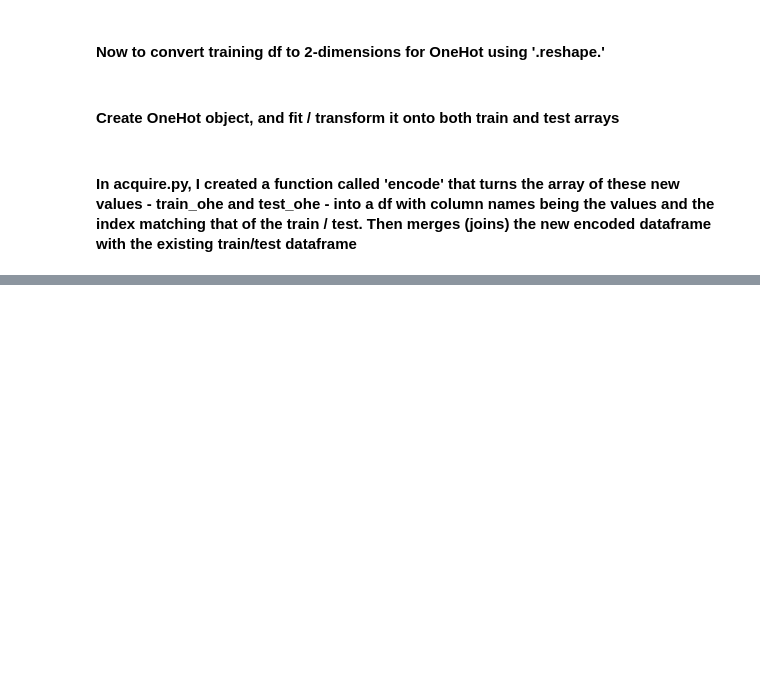
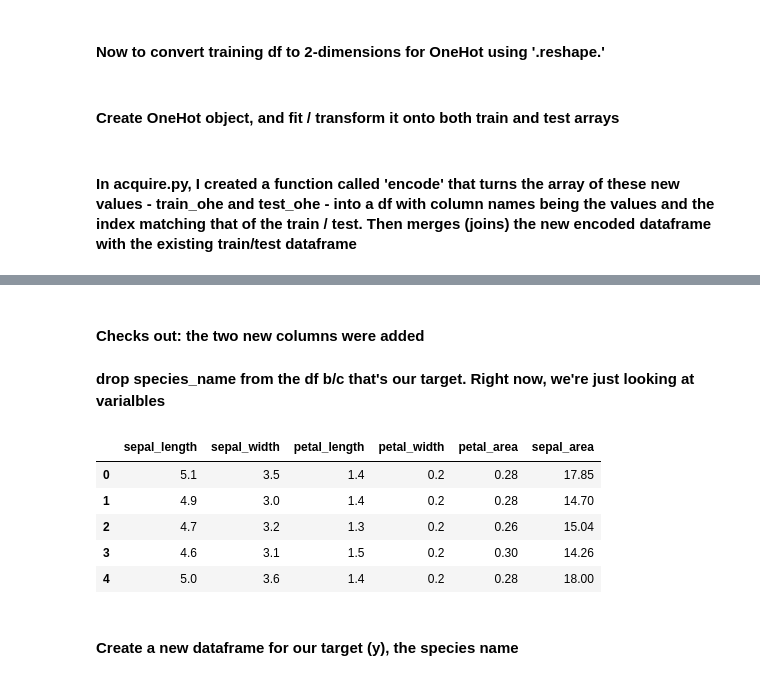
Before and after one commit to nickjoseph210/Classification_Work, a Jupyter notebook: model.ipynb, the cells around one changed output, grey strips where cells are left out. Cells and saved outputs as stored; diff of their text form; code cells hidden in the pictures; blank space fills up the shorter version.

```diff
--- a/model.ipynb
+++ b/model.ipynb
@@ -351,0 +349,16 @@ train, test = acquire.encode(train, test, col_name = "sex")
+# %% [markdown]
+#### Checks out: the two new columns were added
+# %% [markdown]
+**drop species_name from the df b/c that's our target.  Right now, we're just looking at varialbles**
+# %%
+X = df.drop(["species_name", "species_id"], axis=1)
+X.head()
+# %% [output]
+|  | sepal_length | sepal_width | petal_length | petal_width | petal_area | sepal_area |
+| 0 | 5.1 | 3.5 | 1.4 | 0.2 | 0.28 | 17.85 |
+| 1 | 4.9 | 3.0 | 1.4 | 0.2 | 0.28 | 14.70 |
+| 2 | 4.7 | 3.2 | 1.3 | 0.2 | 0.26 | 15.04 |
+| 3 | 4.6 | 3.1 | 1.5 | 0.2 | 0.30 | 14.26 |
+| 4 | 5.0 | 3.6 | 1.4 | 0.2 | 0.28 | 18.00 |
+# %% [markdown]
+#### Create a new dataframe for our target (y), the species name
```
Also changed, not shown: parts of 60 cells of this notebook.
